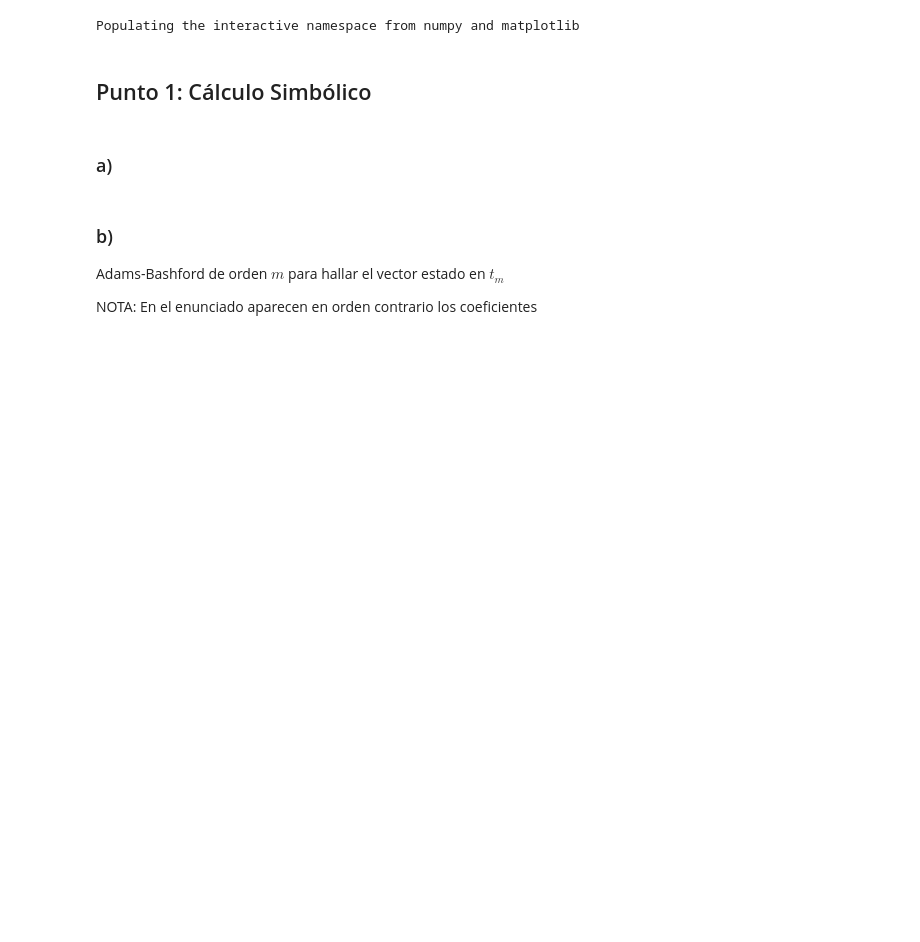
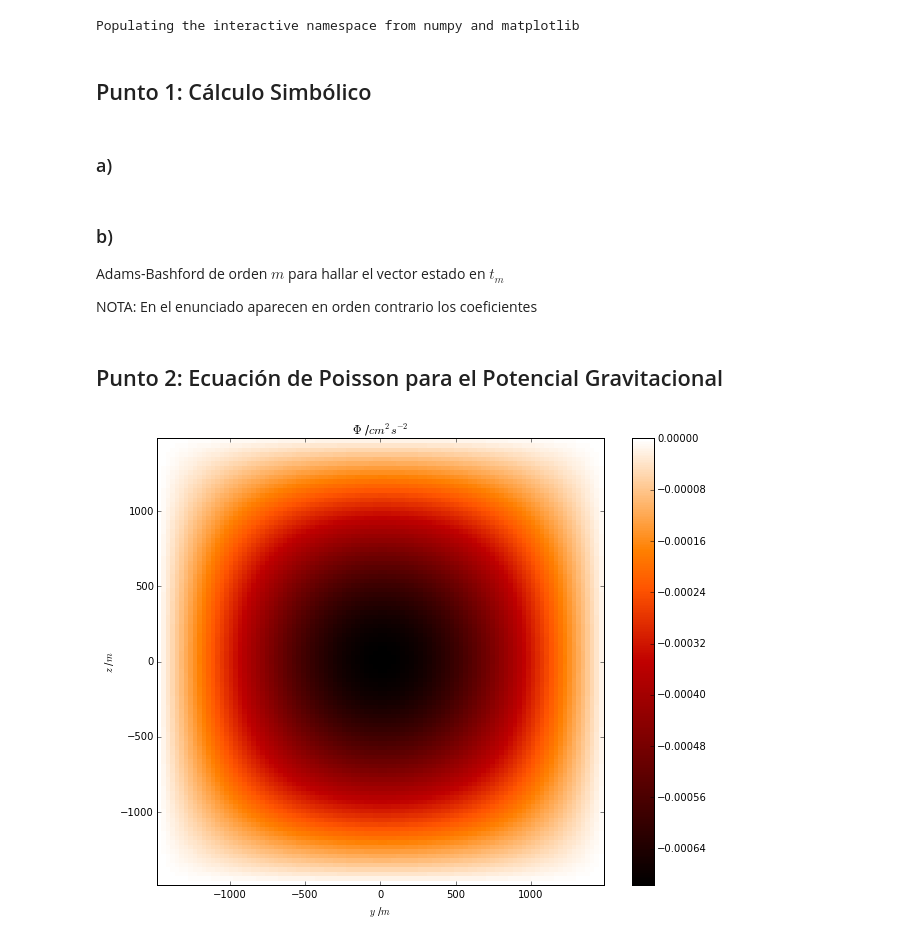
Before and after one commit to Cohnan/CompMathPhysics, a Jupyter notebook: Tareas/HW6/HW6.ipynb, the cells around one changed output. Cells and saved outputs as stored; diff of their text form; code cells hidden in the pictures; blank space fills up the shorter version.

Commit message:
Tarea 6 Punto 2a no completamente funcional

```diff
--- a/Tareas/HW6/HW6.ipynb
+++ b/Tareas/HW6/HW6.ipynb
@@ -62,3 +62,5 @@ def adams(m):
 
     # Integrar para hallar la diferencia del vector estado para t_n
     return simplify(integrate(polinomio, (t, tn1, tn1 + h)))
+# %% [markdown]
+## Punto 2: Ecuación de Poisson para el Potencial Gravitacional
@@ -64,0 +106,29 @@ def adams(m):
+# %%
+# Resolución de la ecuación
+
+iteraciones = 1000
+
+for i in range(iteraciones):
+    phi = (rhs +
+           np.roll(phi, 1, axis = 0) + np.roll(phi, -1, axis = 0) + # x
+           np.roll(phi, 1, axis = 1) + np.roll(phi, -1, axis = 1) + # y
+           np.roll(phi, 1, axis = 2) + np.roll(phi, -1, axis = 2)   # z
+          ) / 6.
+    # Condiciones de frontera
+    phi[0] = 0.
+    phi[-1] = 0.
+    phi[:, 0, :] = 0.
+    phi[:, -1, :] = 0.
+    phi[:, :, 0] = 0.
+    phi[:, :, -1] = 0.
+# %%
+fig_1 = plt.figure('Potencial Gravitacional', figsize=(10,8))
+ax_11 = fig_1.add_subplot(111)
+fig_1.colorbar(ax_11.pcolor(y_tick, z_tick, phi[int(N/2)], cmap='gist_heat'))
+ax_11.clabel(ax_11.contour(y_tick, z_tick, phi[int(N/2)], levels=[-1,-2,-4,-8,-16],colors = 'k'))
+ax_11.set_title('$\Phi$ /$cm^{2}s^{-2}$')
+ax_11.set_xlabel('$y$ /$m$')
+ax_11.set_ylabel('$z$ /$m$')
+plt.show()
+# %% [output]
+[figure, added]
```
Also changed, not shown: parts of 2 cells of this notebook.
